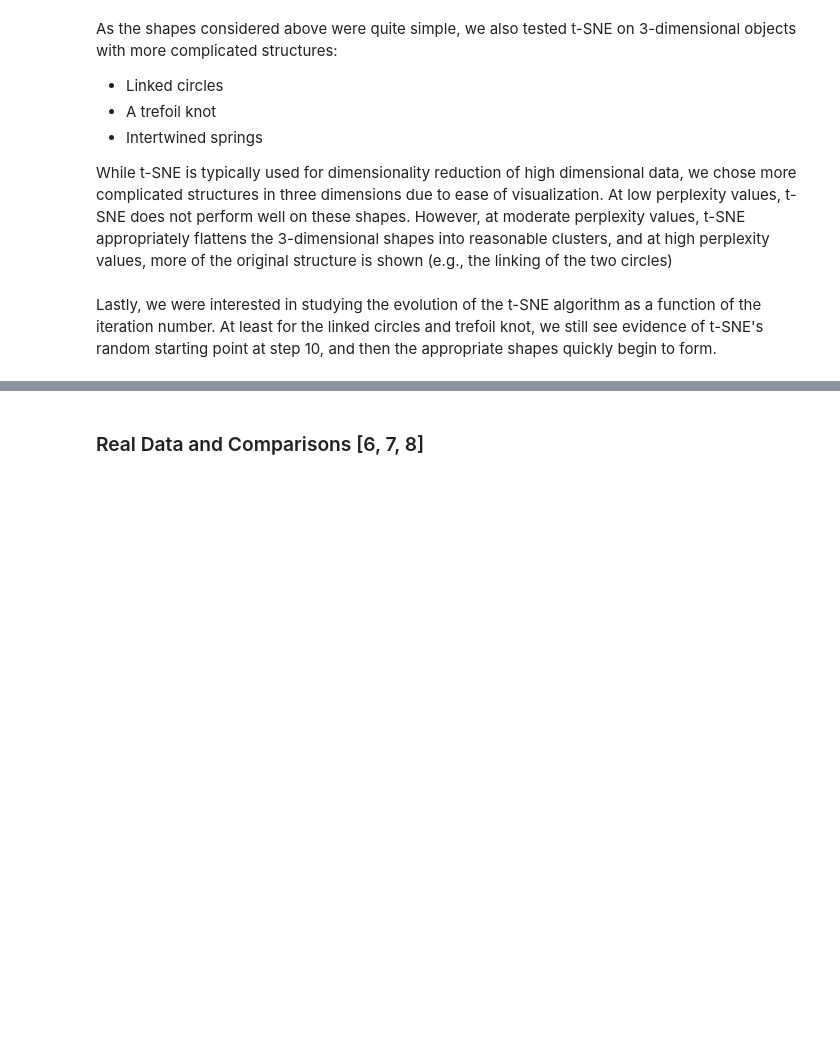
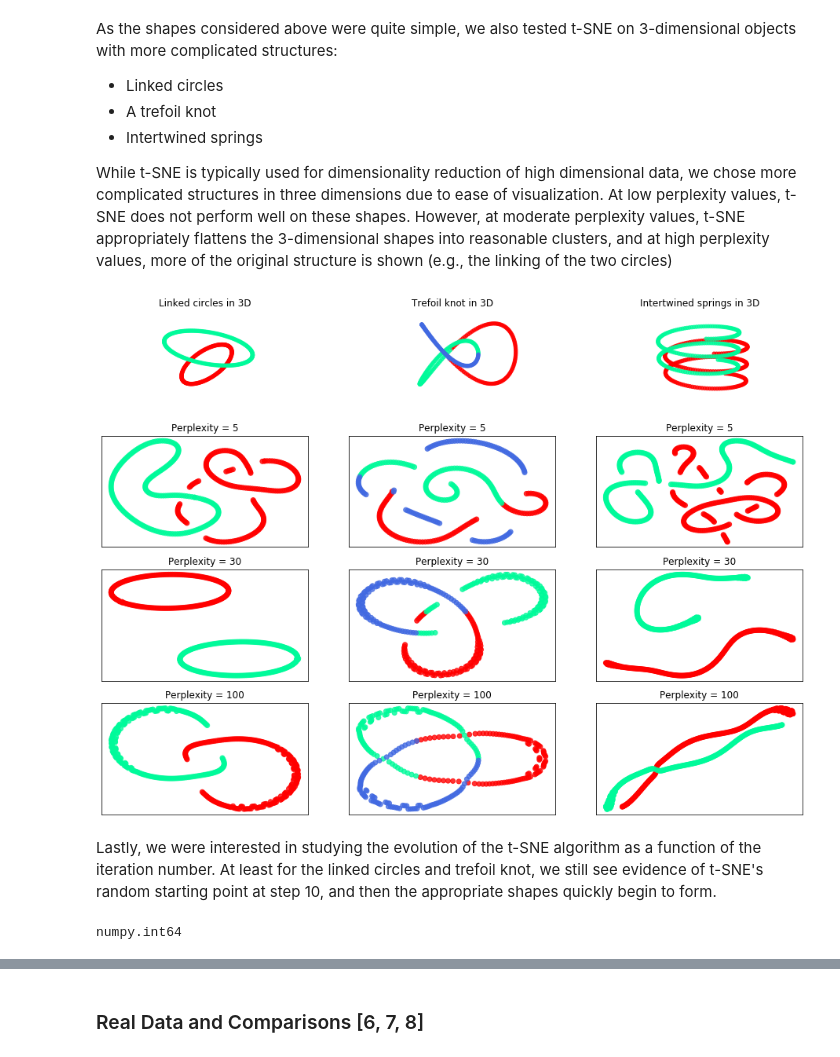
Before and after one commit to robkravec/t-SNE-Implementation, a Jupyter notebook: writeup.ipynb, the cells around one changed output, grey strips where cells are left out. Saved outputs shown, nothing was run; the diff lists cells and outputs as text; code cells hidden in the pictures; blank space fills up the shorter version.

```diff
--- a/writeup.ipynb
+++ b/writeup.ipynb
@@ -279,10 +276,16 @@ As the shapes considered above were quite simple, we also tested t-SNE on 3-dime
 
 While t-SNE is typically used for dimensionality reduction of high dimensional data, we chose more complicated structures in three dimensions due to ease of visualization. At low perplexity values, t-SNE does not perform well on these shapes. However, at moderate perplexity values, t-SNE appropriately flattens the 3-dimensional shapes into reasonable clusters, and at high perplexity values, more of the original structure is shown (e.g., the linking of the two circles)
 # %%
-t.compare_plots(data_list = [make_two_3d_circles(), make_trefoil_knot(), make_springs()], \
+t.compare_plots(data_list = [t.make_two_3d_circles(), t.make_trefoil_knot(), t.make_springs()], \
                  title_list = ["Linked circles in 3D", \
                                "Trefoil knot in 3D", \
                                "Intertwined springs in 3D"], plot_3d = True)
+# %% [output]
+[figure, added]
 # %% [markdown]
 Lastly, we were interested in studying the evolution of the t-SNE algorithm as a function of the iteration number. At least for the linked circles and trefoil knot, we still see evidence of t-SNE's random starting point at step 10, and then the appropriate shapes quickly begin to form.
+# %%
+type(np.max([10, 100, 1000]))
+# %% [output]
+numpy.int64
 # %%
```
Also changed, not shown: parts of 18 cells of this notebook.
